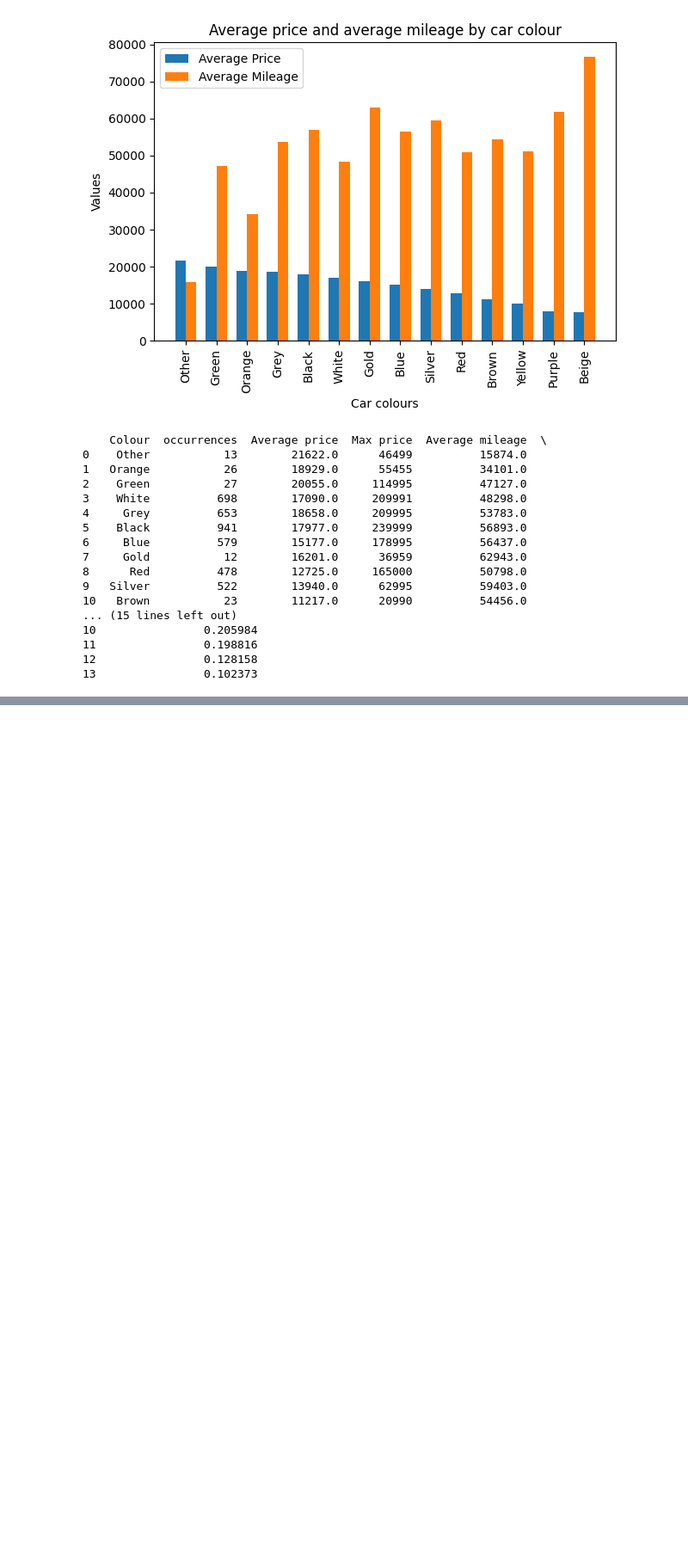
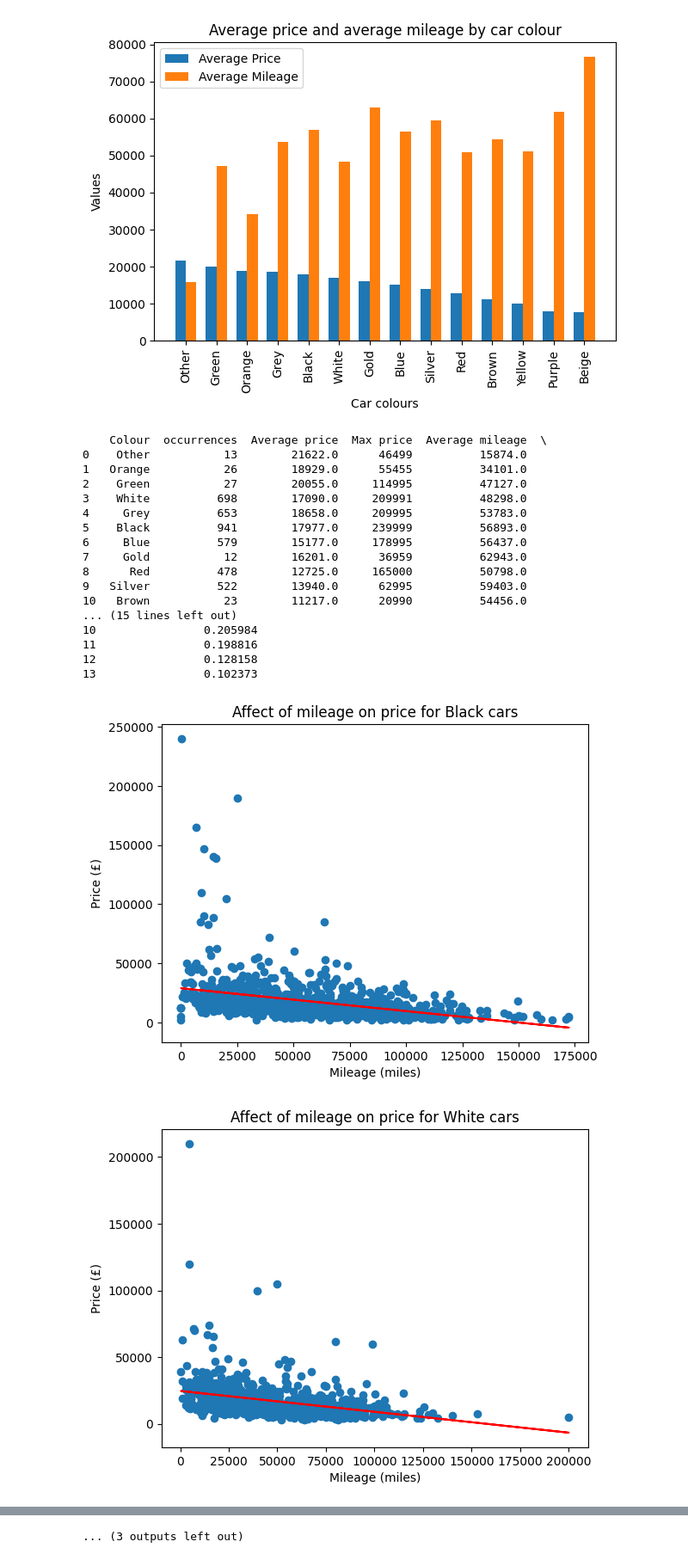
Before and after one commit to jdsandison/practice-web-scraper, a Jupyter notebook: analysis.ipynb, the cells around one changed output, grey strips where cells are left out. Shown at 86% size. Drawn from its saved outputs; the diff is of its cells as text; code cells hidden in the pictures; blank space fills up the shorter version.

Commit message:
added scatter diagrams for price v mileage for each colour
Also added a dataframe which shows which colour car loses the most value per mile

```diff
--- a/analysis.ipynb
+++ b/analysis.ipynb
@@ -408,3 +409,35 @@ print(results)
 11                0.198816
 12                0.128158
 13                0.102373
+# %%
+query = "SELECT Colour, COUNT(*) as occurrences FROM dataset GROUP BY Colour HAVING occurrences > 10 ORDER BY occurrences DESC;"
+results = pd.read_sql(query, mydb)
+
+results_colours = np.array(results['Colour'])
+
+depreciation_list = []
+
+for colour in results_colours:
+    query = f"SELECT * FROM dataset WHERE Colour = '{colour}'"
+    results = pd.read_sql(query, mydb)
+    x = results['Mileage (miles)']
+    y = results['price']
+
+    coefficients = np.polyfit(x, y, 1)
+    x_array = np.array(x)
+    plt.scatter(x, y)
+    plt.plot(x, coefficients[0] * x_array + coefficients[1], color='r')
+    plt.xlabel("Mileage (miles)"), plt.ylabel("Price (£)")
+    plt.title(f"Affect of mileage on price for {colour} cars")
+    depreciation_list.append(coefficients[0])
+    plt.show()
+
+depreciation_data_by_colour = {'Colour': [colour for colour in results_colours], 'depreciation': depreciation_list}
+depreciation_rate_dataframe = pd.DataFrame(depreciation_data_by_colour)
+depreciation_rate_dataframe = depreciation_rate_dataframe.sort_values(by='depreciation', ascending=True)
+depreciation_rate_dataframe.reset_index(drop=True, inplace=True)
+
+print(depreciation_rate_dataframe)
+# %% [output]
+[figure, added]
+[figure, added]
@@ -410,0 +454 @@ print(results)
+... (3 outputs left out)
```
Also changed, not shown: parts of 2 cells of this notebook.
